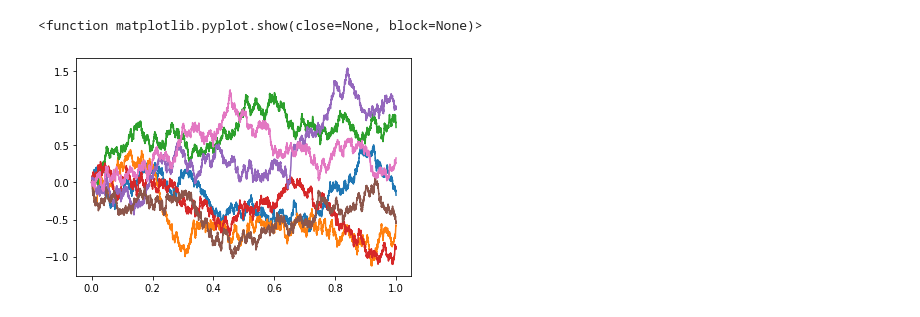
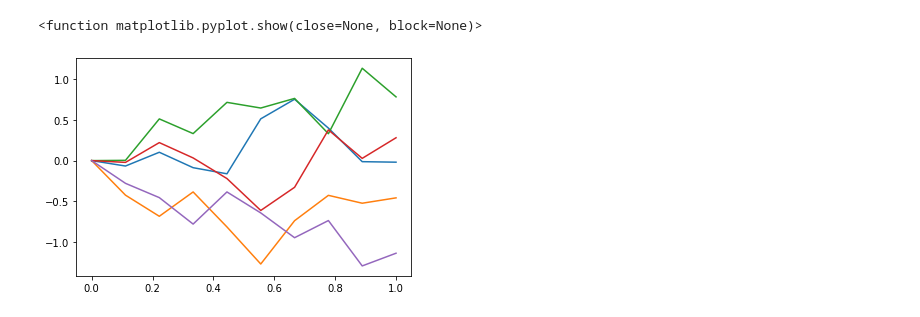
Before and after one commit to Dicedead/HUM274, a Jupyter notebook: main_project/Part2/Brownian Motion.ipynb, the cells around one changed output. Cells and saved outputs as stored; diff of their text form; code cells hidden in the pictures.

```diff
--- a/main_project/Part2/Brownian Motion.ipynb
+++ b/main_project/Part2/Brownian Motion.ipynb
@@ -2,10 +2,10 @@
 import numpy as np
 import matplotlib.pyplot as plt
 # %%
-TIMESTEPS = 10000
+TIMESTEPS = 10
 TIME_HORIZON = 1.0
 # %%
-# def brownian_motion(dimensions=1, start_value = 0, time_horizon=TIME_HORIZON, timesteps= TIMESTEPS):
+def brownian_motion(dimensions=1, start_value = 0, time_horizon=TIME_HORIZON, timesteps= TIMESTEPS):
 
     times = np.linspace(0.0, time_horizon, timesteps)
     step_length = times[1] - times[0]
@@ -23,9 +23,9 @@ TIME_HORIZON = 1.0
     #brownian_motion = np.cumsum(diff_b).append(0)
     return times, brownian_motion
 # %%
-times, brownian_motion_arr = brownian_motion(dimensions=7)
+times, brownian_motion_arr = brownian_motion(dimensions=5)
 plt.plot(times, brownian_motion_arr)
 plt.show
 # %% [output]
 <function matplotlib.pyplot.show(close=None, block=None)>
-[figure, old version]
+[figure, new version]
```
Also changed, not shown: 1 other file.
